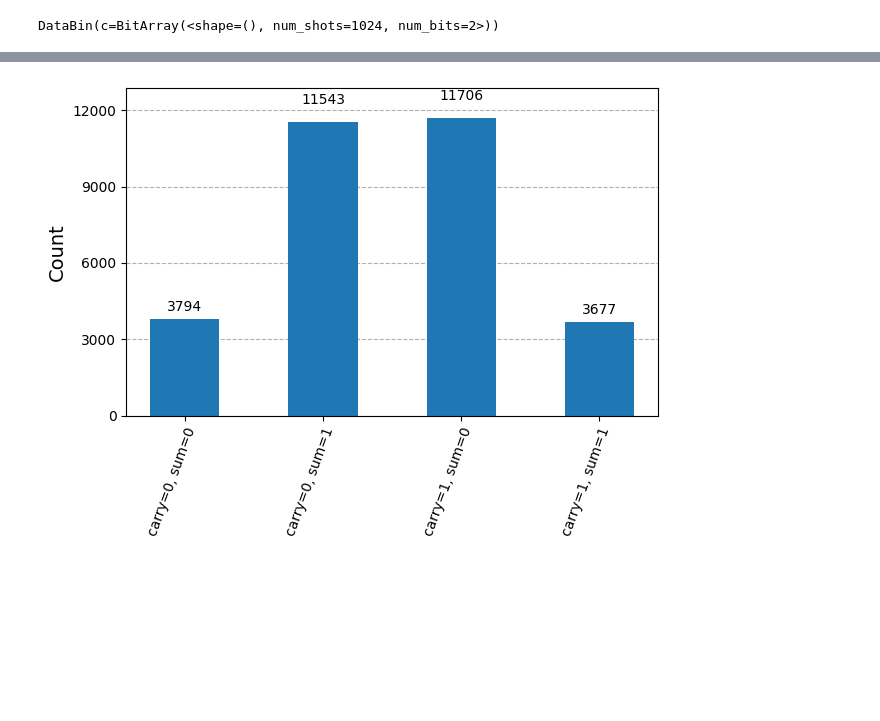
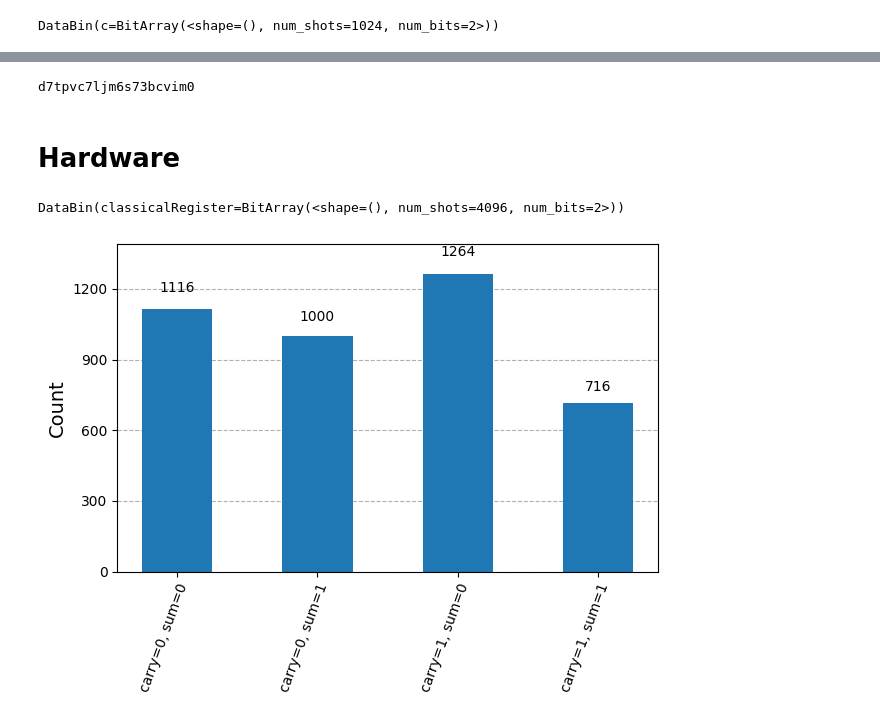
Before and after one commit to Chosen-Juan1/Quantum-computing-research, a Jupyter notebook: Quantum_Computing_Research_Tasks/Task_6_Arithmetic_Addition_Circuit.ipynb, the cells around one changed output, grey strips where cells are left out. Cells and saved outputs as stored; diff of their text form; code cells hidden in the pictures; blank space fills up the shorter version.

Commit message:
attempted to fix the 4 bit adder (not successful). Managed to run the 1 bit full adder on IBM hardware

```diff
--- a/Quantum_Computing_Research_Tasks/Task_6_Arithmetic_Addition_Circuit.ipynb
+++ b/Quantum_Computing_Research_Tasks/Task_6_Arithmetic_Addition_Circuit.ipynb
@@ -96,7 +106,9 @@ from qiskit.primitives import StatevectorSampler
 
 
 
-sampler = StatevectorSampler()
+
+
+# sampler = StatevectorSampler()
 #qiskit initializes qbits to |0>
 #x gates flip the qbit, so its good for making them |1> states
 #qubits 0 and 1 are the so called aneary(?) qbits, as in, they don't change
@@ -112,7 +124,7 @@ qr8 = QuantumRegister(1,"C-out")
 qr9 = QuantumRegister(1,"Sum")
 
 
-cr = ClassicalRegister(2,"classicalReg")
+cr = ClassicalRegister(2,"classicalRegister")
 
 qc = QuantumCircuit(qr0, qr1, qr2, qr3, qr4, qr5, qr6, qr7, qr8, qr9, cr, name='Full-adder circuit')
 
@@ -175,9 +187,9 @@ qc.append(CCXGate(),[6,7,8])
 qc.append(CCXGate(),[0,1,8])
 
 
-#Reverse the opperation due to entanglement:
-qc.append(CCXGate(), [1,3,4])
-qc.append(CCXGate(), [1,2,4])
+# #Reverse the opperation due to entanglement:
+# qc.append(CCXGate(), [1,3,4])
+# qc.append(CCXGate(), [1,2,4])
 
 
 
@@ -208,0 +215,11 @@ DataBin(classicalReg=BitArray(<shape=(), num_shots=30720, num_bits=2>))
+# %%
+from qiskit import transpile
+from qiskit_ibm_runtime import QiskitRuntimeService
+
+backend_name = "ibm_kingston"
+service = QiskitRuntimeService()
+print(dir(service))
+backend = service.backend(backend_name)
+
+qc_transpiled = transpile(qc, backend=backend, optimization_level=0)
+print("Transpiled and got the backend")
@@ -208,0 +231,11 @@ DataBin(classicalReg=BitArray(<shape=(), num_shots=30720, num_bits=2>))
+# %%
+from qiskit_ibm_runtime import Sampler
+
+
+sampler = Sampler(mode=backend)
+
+job = sampler.run([qc_transpiled])
+
+print(dir(job))
+
+print(f"job_id: {job.id()}")
@@ -209,14 +247,23 @@ DataBin(classicalReg=BitArray(<shape=(), num_shots=30720, num_bits=2>))
+# %%
+print(job.job_id())
+# %% [output]
+d7tpvc7ljm6s73bcvim0
+# %% [markdown]
+# Hardware
 # %%
-counts = result[0].data.classicalReg.get_counts()
+result = job.result()
+print(result[0].data, "\n")
+counts = result[0].data.classicalRegister.get_counts()
 pretty_counts = {
     "carry=0, sum=0": counts.get("00", 0),
     "carry=0, sum=1": counts.get("01", 0),
     "carry=1, sum=0": counts.get("10", 0),
     "carry=1, sum=1": counts.get("11", 0),
 
     # "carry=1, sum=1": counts.get("11", 0),
 }
 
-plot_histogram(pretty_counts)
+display(plot_histogram(pretty_counts))
 # %% [output]
+DataBin(classicalRegister=BitArray(<shape=(), num_shots=4096, num_bits=2>))
-[figure, old version]
+[figure, new version]
```
Also changed, not shown: parts of 21 cells of this notebook.
